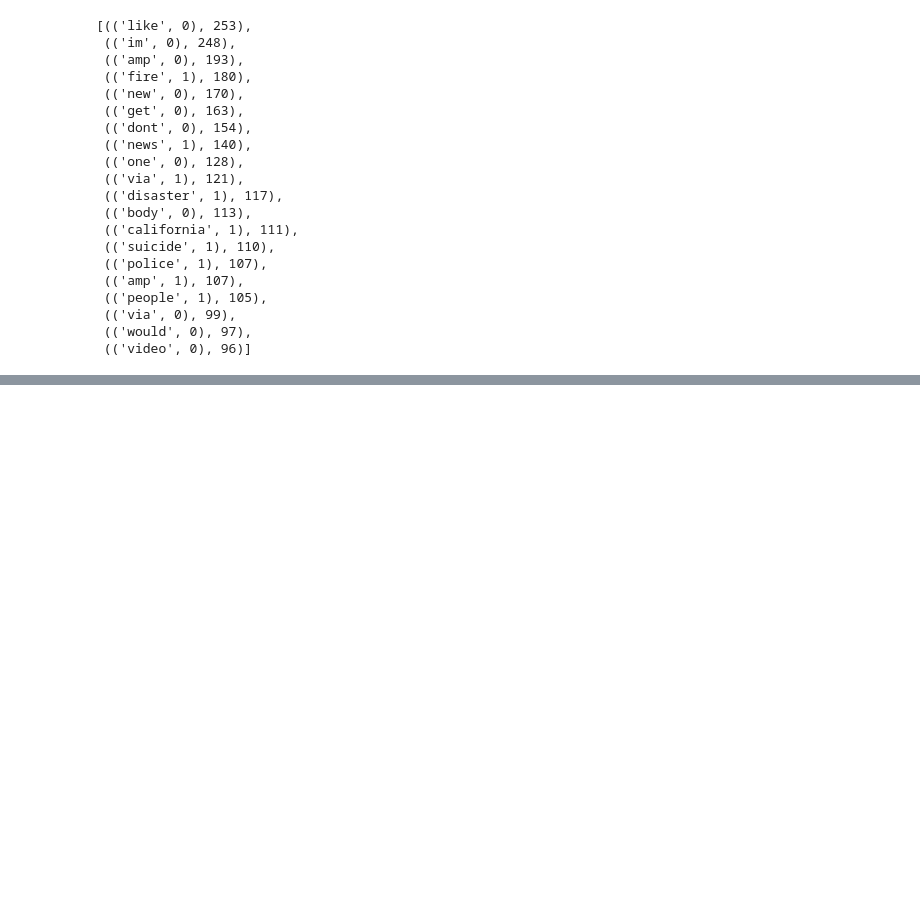
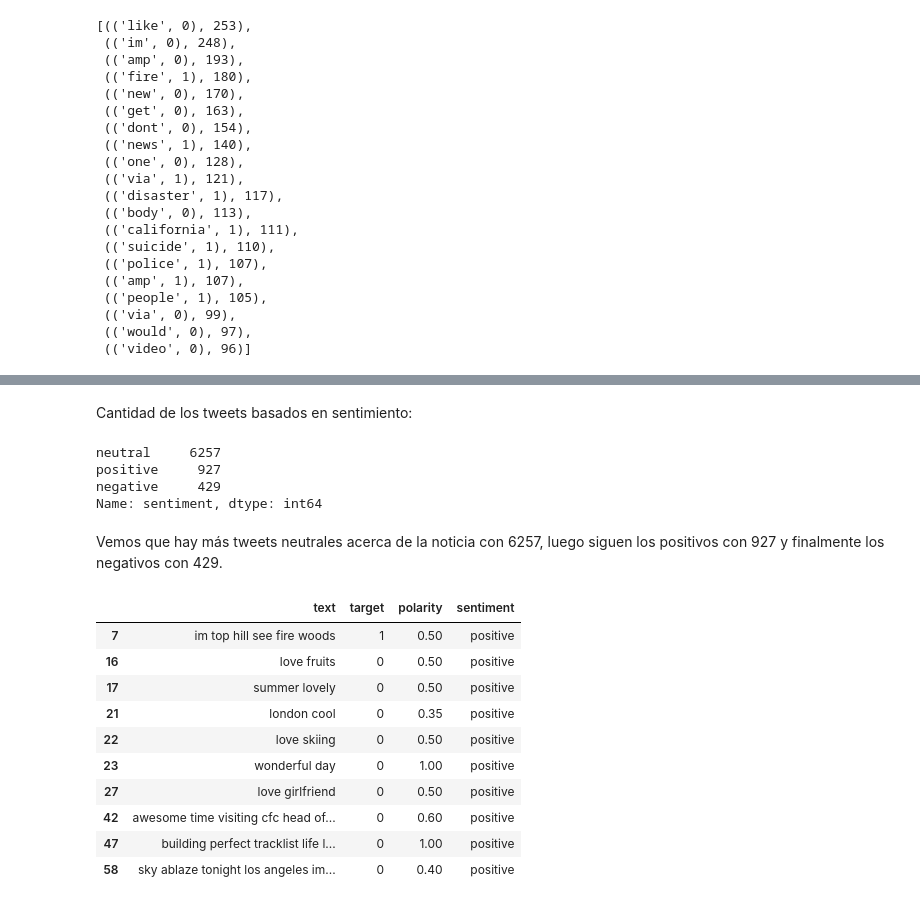
Before and after one commit to campeon19/Lab5_Tweets_Analisis, a Jupyter notebook: Lab 5.ipynb, the cells around one changed output, grey strips where cells are left out. Drawn from its saved outputs; the diff is of its cells as text; code cells hidden in the pictures; blank space fills up the shorter version.

```diff
--- a/Lab 5.ipynb
+++ b/Lab 5.ipynb
@@ -265,0 +334,26 @@ sorted(dictionary.items(), key=lambda x: x[1], reverse=True)[:20]
+# %% [markdown]
+Cantidad de los tweets basados en sentimiento:
+# %%
+data_train['sentiment'].value_counts()
+# %% [output]
+neutral     6257
+positive     927
+negative     429
+Name: sentiment, dtype: int64
+# %% [markdown]
+Vemos que hay más tweets neutrales acerca de la noticia con 6257, luego siguen los positivos  con 927 y finalmente los negativos con 429.
+# %%
+# show the tweets with the most positive sentiment
+data_train[data_train['sentiment'] == 'positive'].head(10)
+# %% [output]
+|  | text | target | polarity | sentiment |
+| 7 | im top hill see fire woods | 1 | 0.50 | positive |
+| 16 | love fruits | 0 | 0.50 | positive |
+| 17 | summer lovely | 0 | 0.50 | positive |
+| 21 | london cool | 0 | 0.35 | positive |
+| 22 | love skiing | 0 | 0.50 | positive |
+| 23 | wonderful day | 0 | 1.00 | positive |
+| 27 | love girlfriend | 0 | 0.50 | positive |
+| 42 | awesome time visiting cfc head of... | 0 | 0.60 | positive |
+| 47 | building perfect tracklist life l... | 0 | 1.00 | positive |
+| 58 | sky ablaze tonight los angeles im... | 0 | 0.40 | positive |
```
Also changed, not shown: parts of 15 cells of this notebook.
